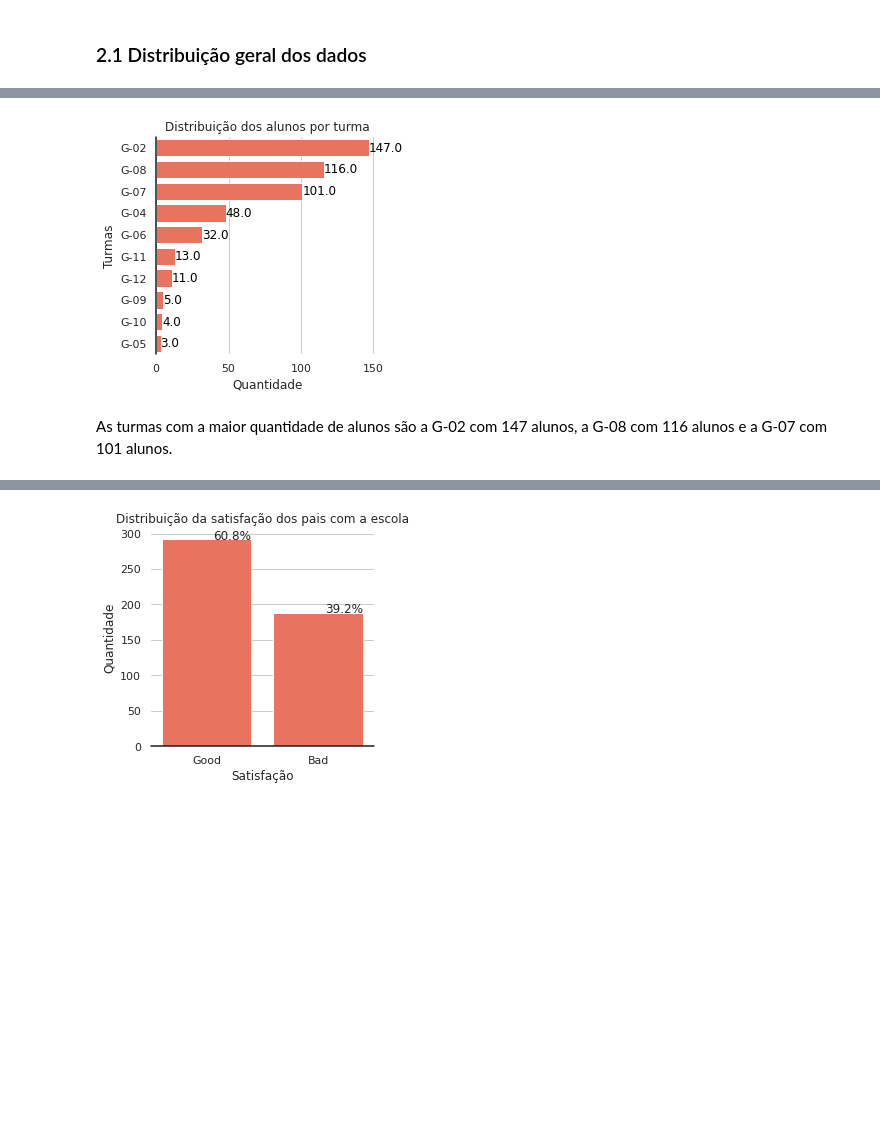
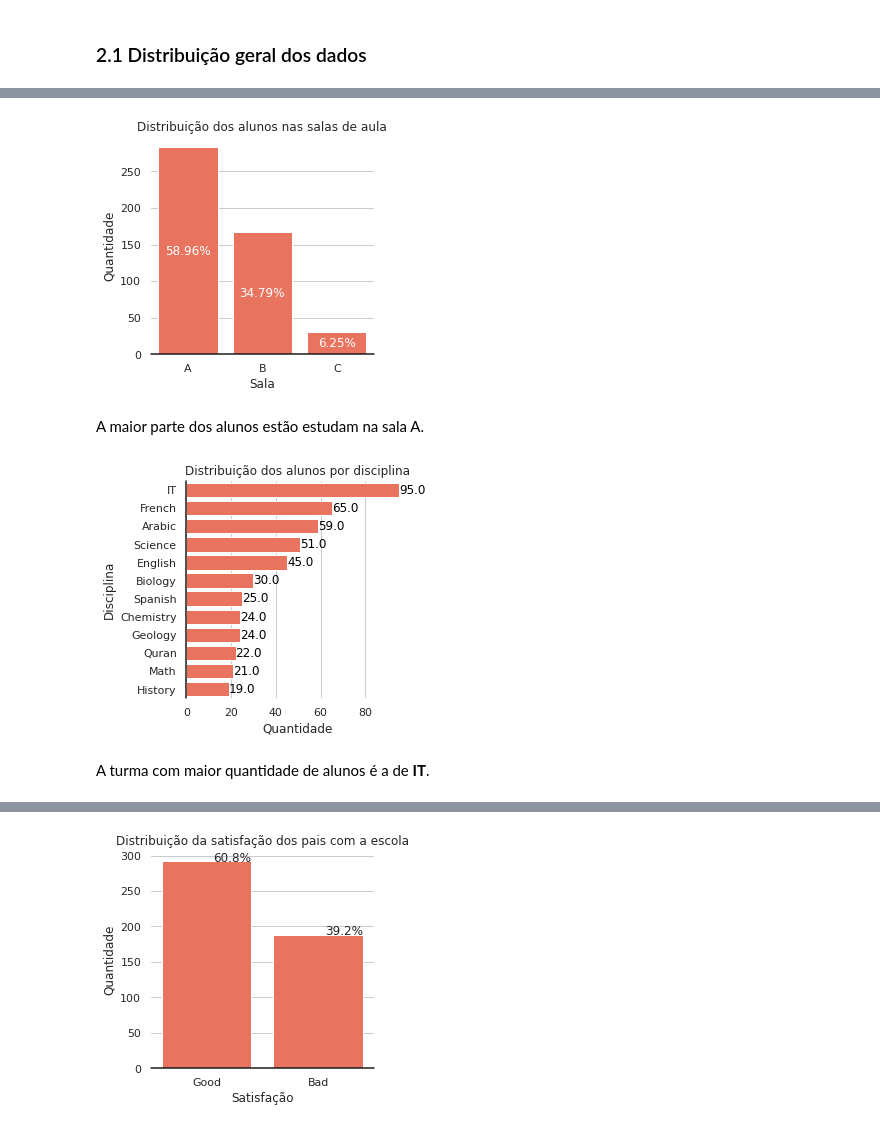
Before and after one commit to atlantico-academy/student-academic-performance, a Jupyter notebook: notebooks/01-exploratory_data_analysis.ipynb, the cells around one changed output, grey strips where cells are left out. Cells and saved outputs as stored; diff of their text form; code cells hidden in the pictures; blank space fills up the shorter version.

```diff
--- a/notebooks/01-exploratory_data_analysis.ipynb
+++ b/notebooks/01-exploratory_data_analysis.ipynb
@@ -209,26 +250,56 @@ De acordo com o nível de escolaridade os estudantes estão distribuidos em 51,7
+# %%
+sns.set(style="whitegrid")
+plt.figure(figsize=(4,4))
+total = float(len(df))
+ax2 = sns.countplot(x="SectionID", data=df, color='tomato')
+plt.xlabel('Sala')
+plt.ylabel('Quantidade')
+plt.title('Distribuição dos alunos nas salas de aula', fontsize=12)
+ax2.set(frame_on=False)
+ax2.axhline(0, color="k", clip_on=False)
+ax2.bar_label(
+    ax2.containers[0],
+    labels=[f"{value:.2f}%" for value in df.SectionID.value_counts().to_numpy()/total*100],
+    label_type="center",
+    color="white"
+)
+
+plt.show()
+
+display(Markdown(f"A maior parte dos alunos estão estudam na sala A."))
+# %% [output]
+[figure, added]
+A maior parte dos alunos estão estudam na sala A.
 # %%
 sns.set(style="whitegrid")
 plt.figure(figsize=(4,4))
 total = float(len(df))
-ax3 = sns.countplot(y="GradeID", data=df, color='tomato', order=['G-02','G-08','G-07','G-04',
-                                                                      'G-06','G-11','G-12','G-09',
-                                                                      'G-10','G-05'])
-ax3.bar_label(
-    ax3.containers[0],
+graph_df = (
+    df
+    .Topic
+    .value_counts()
+    .to_frame()
+    .reset_index()
+    .rename(columns={"index": "Disciplina", "Topic": "Quantidade"})
+)
+ax1 = sns.barplot(x="Quantidade", y="Disciplina", data=graph_df, color='tomato')
+ax1.bar_label(
+    ax1.containers[0],
     fmt='%.1f',
     label_type='edge',
     color='black'
 )
 plt.xlabel('Quantidade')
-plt.ylabel('Turmas')
+plt.ylabel('Disciplina')
 
-plt.title('Distribuição dos alunos por turma', fontsize=12)
-ax3.set(frame_on=False)
-ax3.axvline(0, color="k", clip_on=False)
+plt.title('Distribuição dos alunos por disciplina', fontsize=12)
+ax1.set(frame_on=False)
+ax1.axvline(0, color="k", clip_on=False)
+
+plt.show()
 
 
-plt.show()
+display(Markdown(f"A turma com maior quantidade de alunos é a de **{graph_df.iloc[0,0]}**."))
 # %% [output]
-[figure, old version]
+[figure, new version]
+A turma com maior quantidade de alunos é a de **IT**.
-# %% [markdown]
-As turmas com a maior quantidade de alunos são a G-02 com 147 alunos, a G-08 com 116 alunos e a G-07 com 101 alunos.
```
Also changed, not shown: parts of 27 cells of this notebook.
